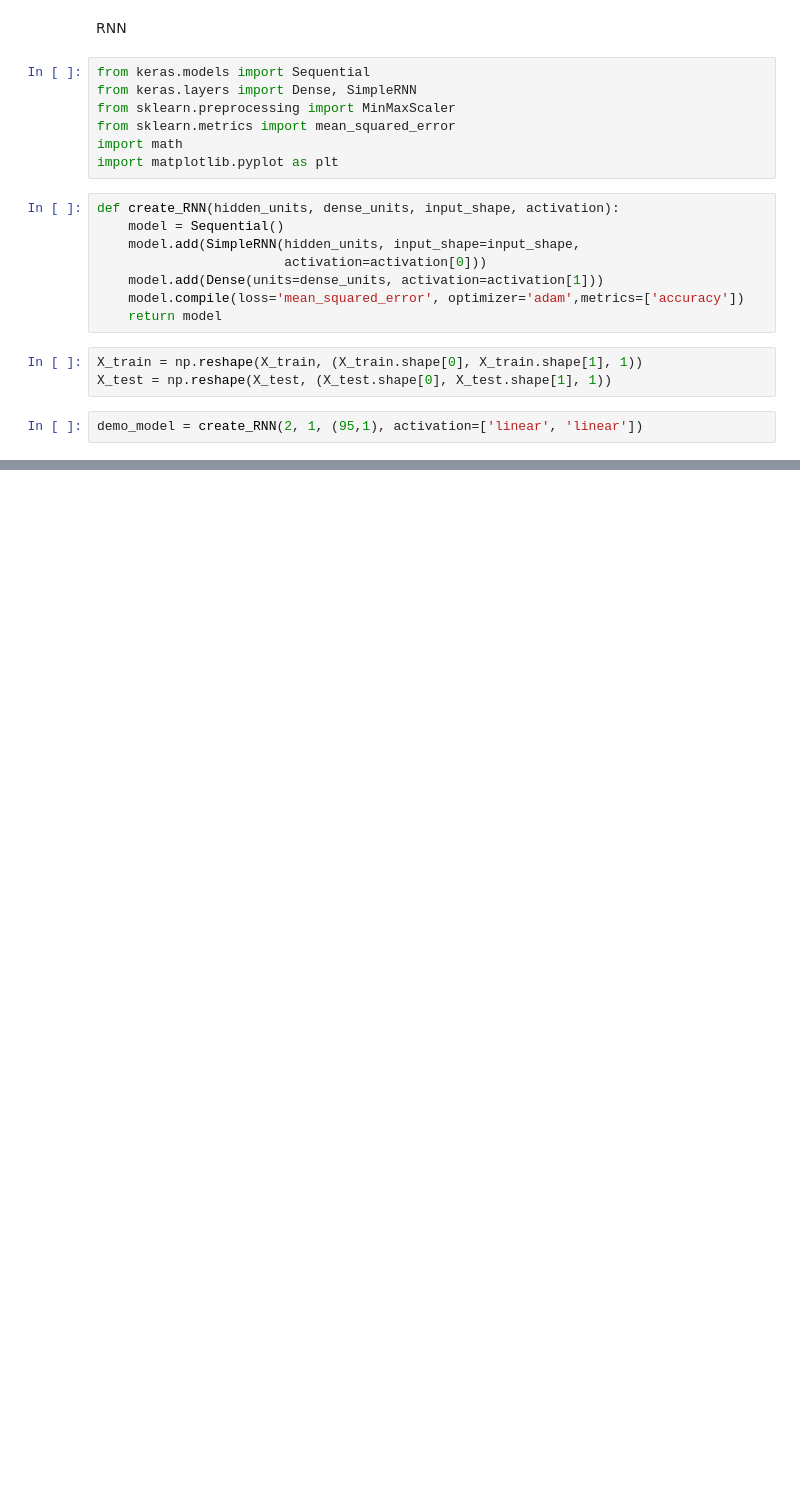
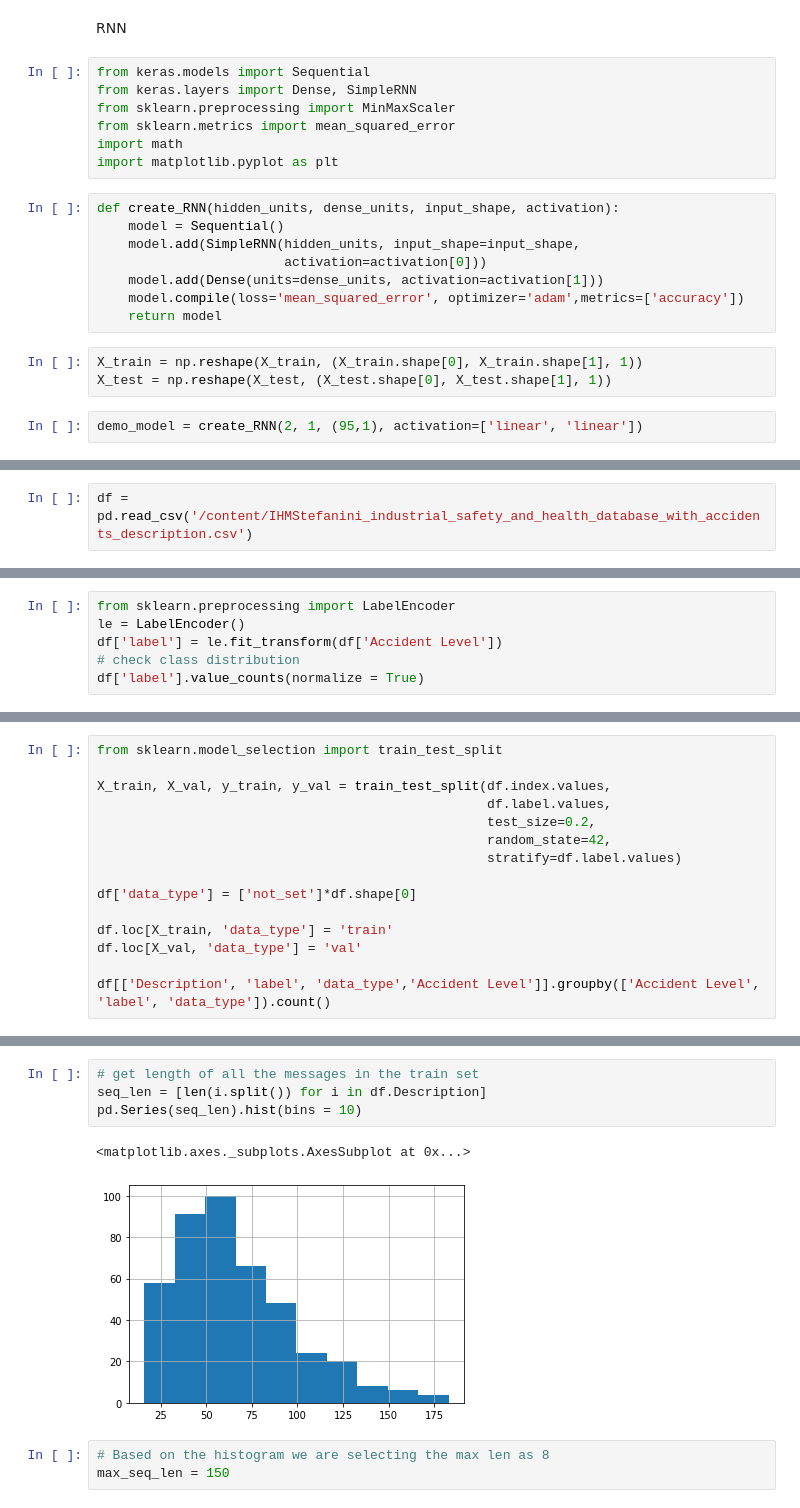
Before and after one commit to vishnu-nitc/NLP-Chatbot, a Jupyter notebook: Group_3_NLP_Chatbot_09_01_23.ipynb, the cells around one changed output, grey strips where cells are left out. Saved outputs shown, nothing was run; the diff lists cells and outputs as text; blank space fills up the shorter version.

```diff
--- a/Group_3_NLP_Chatbot_09_01_23.ipynb
+++ b/Group_3_NLP_Chatbot_09_01_23.ipynb
@@ -967,0 +1002,2 @@ print(scores)
+# %%
+df = pd.read_csv('/content/IHMStefanini_industrial_safety_and_health_database_with_accidents_description.csv')
@@ -967,0 +1012,6 @@ print(scores)
+# %%
+from sklearn.preprocessing import LabelEncoder
+le = LabelEncoder()
+df['label'] = le.fit_transform(df['Accident Level'])
+# check class distribution
+df['label'].value_counts(normalize = True)
@@ -967,0 +1025,15 @@ print(scores)
+# %%
+from sklearn.model_selection import train_test_split
+
+X_train, X_val, y_train, y_val = train_test_split(df.index.values,
+                                                  df.label.values,
+                                                  test_size=0.2,
+                                                  random_state=42,
+                                                  stratify=df.label.values)
+
+df['data_type'] = ['not_set']*df.shape[0]
+
+df.loc[X_train, 'data_type'] = 'train'
+df.loc[X_val, 'data_type'] = 'val'
+
+df[['Description', 'label', 'data_type','Accident Level']].groupby(['Accident Level', 'label', 'data_type']).count()
@@ -967,0 +1053,10 @@ print(scores)
+# %%
+# get length of all the messages in the train set
+seq_len = [len(i.split()) for i in df.Description]
+pd.Series(seq_len).hist(bins = 10)
+# %% [output]
+<matplotlib.axes._subplots.AxesSubplot at 0x...>
+[figure, added]
+# %%
+# Based on the histogram we are selecting the max len as 8
+max_seq_len = 150
```
Also changed, not shown: parts of 48 cells of this notebook.
